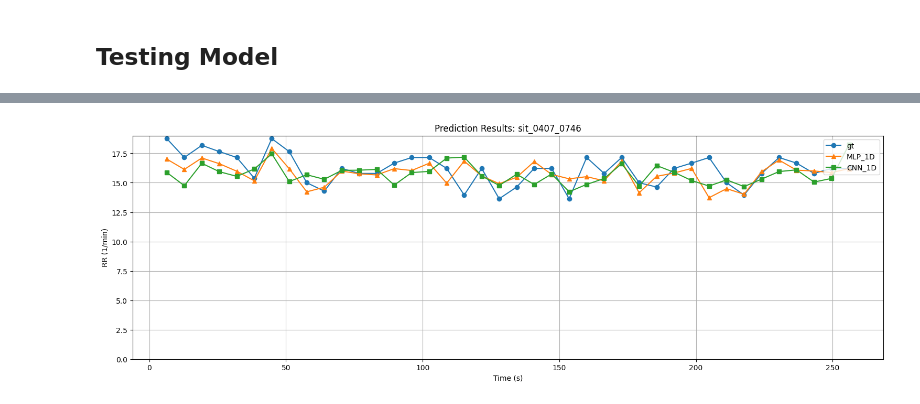
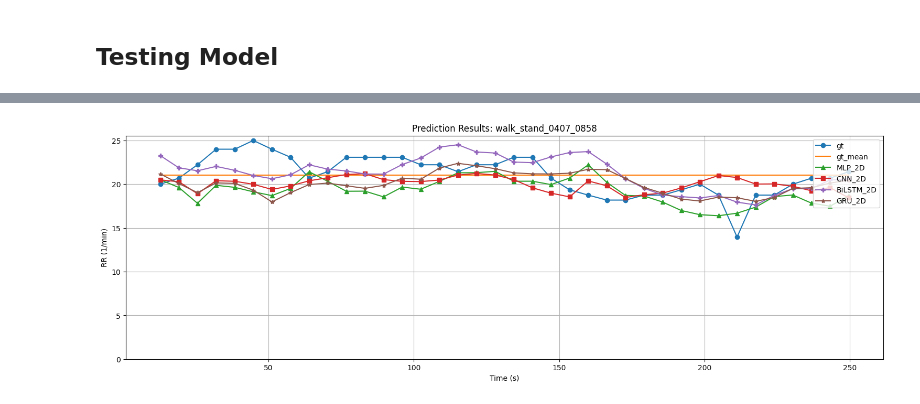
Before and after one commit to Yang-Yun-Yeh/RR-HR, a Jupyter notebook: learning_base_16_2P.ipynb, the cells around one changed output, grey strips where cells are left out. Drawn from its saved outputs; the diff is of its cells as text; code cells hidden in the pictures.

```diff
--- a/learning_base_16_2P.ipynb
+++ b/learning_base_16_2P.ipynb
@@ -82,18 +82,18 @@ draw_imu_curve(data_sp, overlap=True, show_gt=True)
 file_path = "./data/2P/train/walk_stand_1.csv"
 
 # 1-D spectrogram
-window_size=128
+# window_size=128
+# stride=64
+# nperseg=128
+# noverlap=64
+# out1=True
+
+# 2-D spectrogram
+window_size=256
 stride=64
 nperseg=128
 noverlap=64
 out1=True
-
-# 2-D spectrogram
-# window_size=256
-# stride=64
-# nperseg=128
-# noverlap=64
-# out1=True
 
 spectrograms_file, gts_file, times_file = prepare_file(file_path, window_size=window_size, stride=stride, nperseg=nperseg, noverlap=noverlap, out_1=out1)
 dataset_file= IMUSpectrogramDataset(spectrograms_file, gts_file)
@@ -192,7 +192,7 @@ Epoch 100/100, Train MSE: 0.0000, L1: 0.1838, Test MSE: 0.0023, L1: 2.0146
 # %%
 # Load dataset
 dataset_dir = "dataset/"
-dataset_name = "2P_16_1D" # 2P_16_1D, 2P_16_2D
+dataset_name = "2P_16_2D" # 2P_16_1D, 2P_16_2D
 pkl_test = pickle.load(open(os.path.join(dataset_dir, f'{dataset_name}_test.pkl'), 'rb'))
 input_test, gt_test = pkl_test['input'], pkl_test['gt']
 
@@ -207,11 +207,11 @@ dataset_test = IMUSpectrogramDataset(input_test, gt_test)
 test_loader = DataLoader(dataset_test, batch_size=1, shuffle=True)
 
 # Load model
-model_name = 'MLP_2P_1D' # MLP_2P_1D, CNN_2P_1D_2, MLP_2P_2D, CNN_2P_2D_2
-model = MLP(num_freq_bins, num_time_steps, num_channels=num_channels)
+model_name = 'CNN_2P_2D_2' # MLP_2P_1D, CNN_2P_1D_2, MLP_2P_2D, CNN_2P_2D_2
+# model = MLP(num_freq_bins, num_time_steps, num_channels=num_channels)
 # model = MLP_out1(num_freq_bins, num_time_steps, num_channels=num_channels)
 # model = CNN_1D_2(num_channels=num_channels)
-# model = CNN_out1_2(num_channels=num_channels)
+model = CNN_out1_2(num_channels=num_channels)
 
 model.load_state_dict(torch.load(f'./models/{str(model_name)}.pt'))
 device = torch.device("cuda" if torch.cuda.is_available() else "cpu")
@@ -225,6 +225,6 @@ model Evaluation Results - MSE Loss: 0.0022, L1 Loss: 2.0299 1/min
 # %%
 # Test one file
-action_name = "sit_0407_0746" # sit_0407_0746, stand_0407_0816, walk_stand_0407_0852
+action_name = "walk_stand_0407_0858" # sit_0407_0746, stand_0407_0816, walk_stand_0407_0852, walk_stand_0407_0858
 path_file = f'./data/2P/test/{action_name}.csv'
 
 # spectrograms_file, gts_file, times_file = prepare_file(path_file, window_size=window_size, stride=stride, nperseg=nperseg, noverlap=noverlap)
@@ -245,14 +245,16 @@ Evaluation Results - MSE Loss: 0.0003, L1 Loss: 0.8115 1/min
 # %%
 # Load models
 # 1-D spectrogram
-models_name = ['MLP_2P_1D', 'CNN_2P_1D_2']
-models = [MLP(num_freq_bins, num_time_steps, num_channels=num_channels),
-          CNN_1D_2(num_channels=num_channels)]
+# models_name = ['MLP_2P_1D', 'CNN_2P_1D_2']
+# models = [MLP(num_freq_bins, num_time_steps, num_channels=num_channels),
+#           CNN_1D_2(num_channels=num_channels)]
 
 # 2-D spectrogram
-# models_name = ['MLP_2P_2D', 'CNN_2P_2D_2']
-# models = [MLP_out1(num_freq_bins, num_time_steps, num_channels=num_channels),
-#           CNN_out1_2(num_channels=num_channels)]
+models_name = ['MLP_2P_2D', 'CNN_2P_2D_2', '0417_BiLSTM_2P_2D_lr_0.001', '0417_GRU_2P_2D_lr_0.001']
+models = [MLP_out1(num_freq_bins, num_time_steps, num_channels=num_channels),
+          CNN_out1_2(num_channels=num_channels),
+          BiLSTM(num_freq_bins, num_time_steps, num_channels=num_channels),
+          GRU(num_freq_bins, num_time_steps, num_channels=num_channels)]
 
 for i in range(len(models_name)):
     models[i].load_state_dict(torch.load(f'./models/{str(models_name[i])}.pt'))
@@ -266,4 +270,4 @@ CNN_2P_1D_2 Evaluation Results - MSE Loss: 0.0021, L1 Loss: 2.0231 1/min
 # %%
-avg_mse_loss, avg_l1_loss, preds = evaluate_models_file(models, file_loader, models_name=["MLP_1D", "CNN_1D"], gt=gts_file, times=times_file, action_name=action_name)
-# avg_mse_loss, avg_l1_loss, preds = evaluate_models_file(models, file_loader, models_name=["MLP_2D", "CNN_2D"], gt=gts_file, times=times_file, action_name=action_name)
+# avg_mse_loss, avg_l1_loss, preds = evaluate_models_file(models, file_loader, models_name=["MLP_1D", "CNN_1D"], gt=gts_file, times=times_file, action_name=action_name)
+avg_mse_loss, avg_l1_loss, preds = evaluate_models_file(models, file_loader, models_name=["MLP_2D", "CNN_2D", "BiLSTM_2D", "GRU_2D"], gt=gts_file, times=times_file, action_name=action_name)
 # %% [output]
@@ -272 +278 @@ CNN_1D Evaluation Results - MSE Loss: 0.0006, L1 Loss: 1.1834 1/min
-[figure, old version]
+[figure, new version]
```
Also changed, not shown: parts of 7 cells of this notebook, 6 other files.
